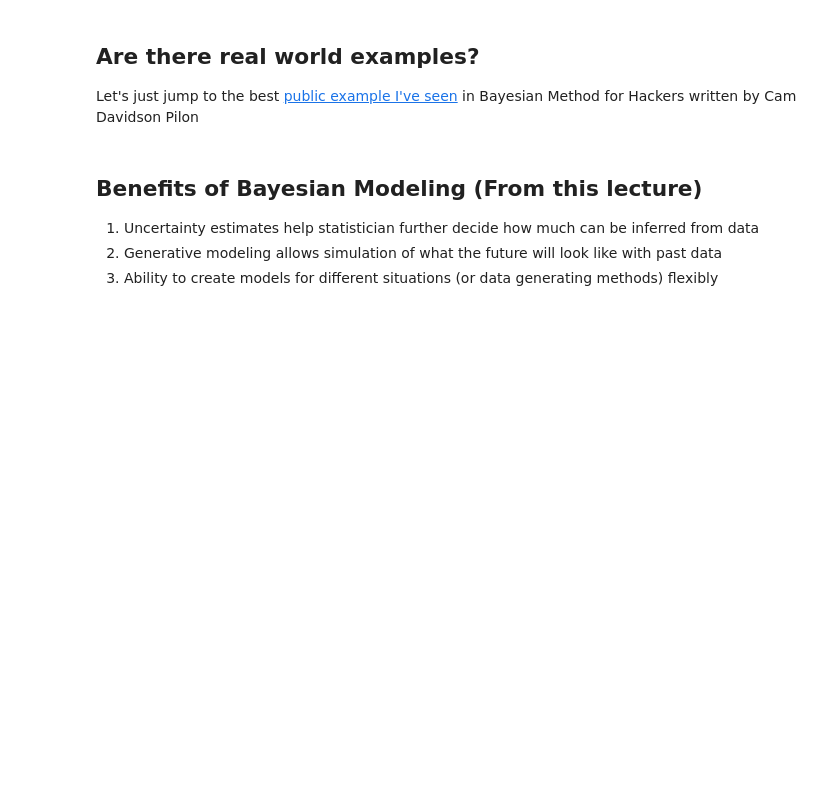
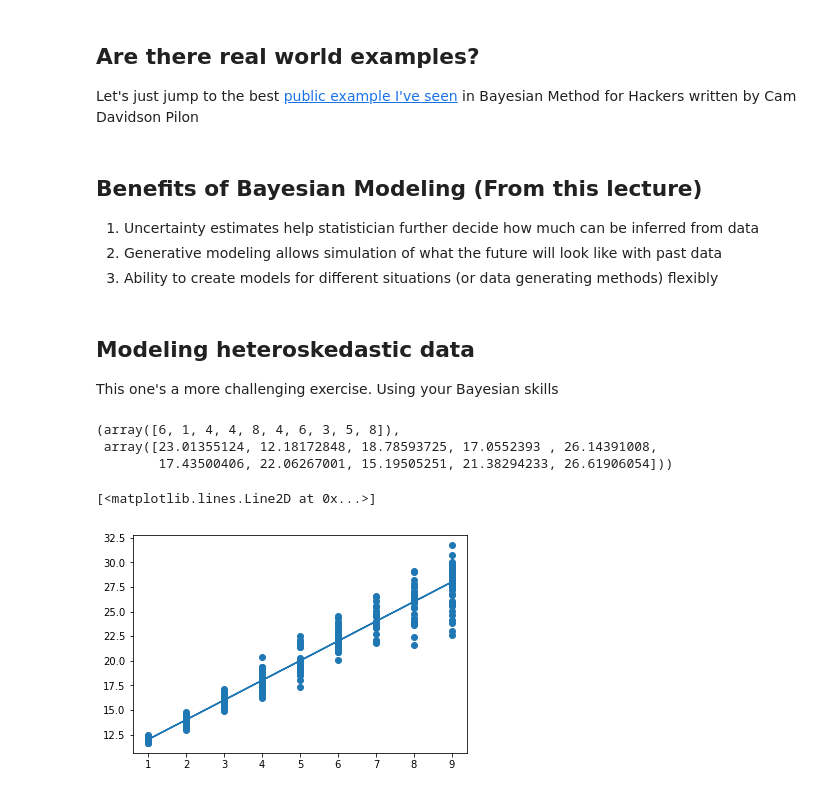
Before and after one commit to canyon289/pyladies-bayes, a Jupyter notebook: 2_BayesPractice.ipynb, the cells around one changed output. Drawn from its saved outputs; the diff is of its cells as text; code cells hidden in the pictures; blank space fills up the shorter version.

```diff
--- a/2_BayesPractice.ipynb
+++ b/2_BayesPractice.ipynb
@@ -167,3 +174,40 @@ Let's just jump to the best [public example I've seen](https://render.githubuser
 1. Uncertainty estimates help statistician further decide how much can be inferred from data
 2. Generative modeling allows simulation of what the future will look like with past data
 3. Ability to create models for different situations (or data generating methods) flexibly
+# %% [markdown]
+## Modeling heteroskedastic data
+This one's a more challenging exercise. Using your Bayesian skills
+# %%
+np.random.seed(0)
+sample_size = 300
+
+# Generate random values between 1 and 50
+x = np.random.randint(1, 10, sample_size)
+
+intercept = 10
+slope = 2
+
+# Generate y values using out slope and intercept
+y= x * slope + intercept
+
+# Add some noise in using a zero centered Gaussian/Normal Distribution
+noise = .2
+noisy_y = y + stats.norm(0, noise).rvs(sample_size)*x
+
+x[:10], noisy_y[:10]
+# %% [output]
+(array([6, 1, 4, 4, 8, 4, 6, 3, 5, 8]),
+ array([23.01355124, 12.18172848, 18.78593725, 17.0552393 , 26.14391008,
+        17.43500406, 22.06267001, 15.19505251, 21.38294233, 26.61906054]))
+# %%
+fig, ax = plt.subplots()
+
+# Plot Dots
+ax.scatter(x, noisy_y)
+
+# Plot Best Fit Line
+_x = np.linspace(0, 20, 1000)
+ax.plot(x, x * slope + intercept)
+# %% [output]
+[<matplotlib.lines.Line2D at 0x...>]
+[figure, added]
```
Also changed, not shown: parts of 6 cells of this notebook.
